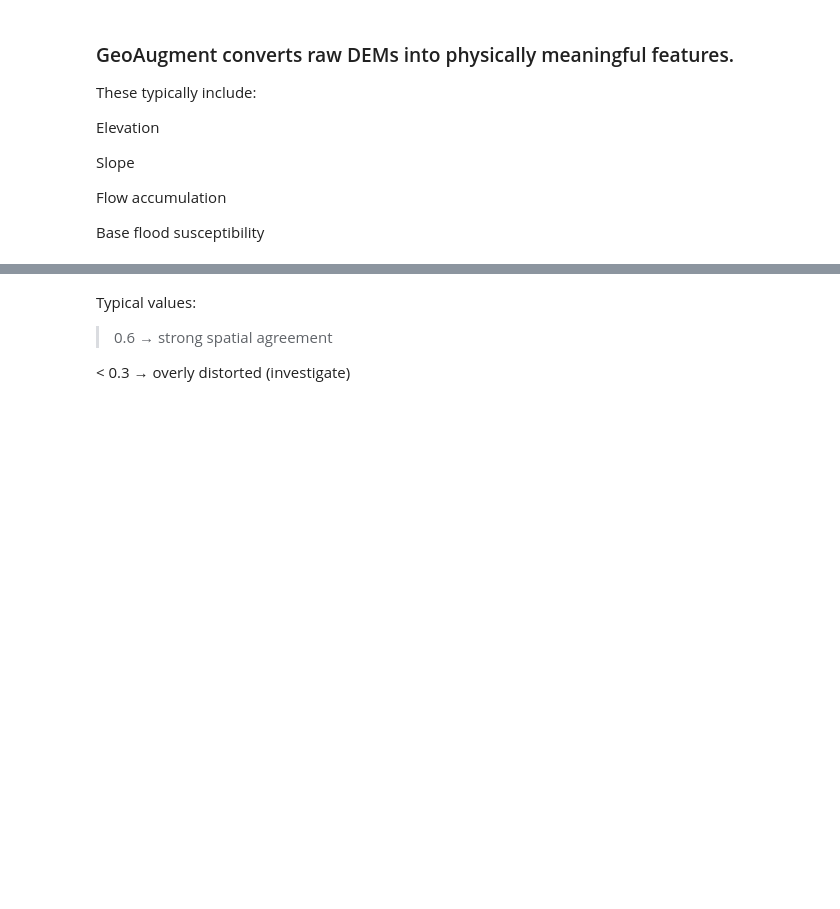
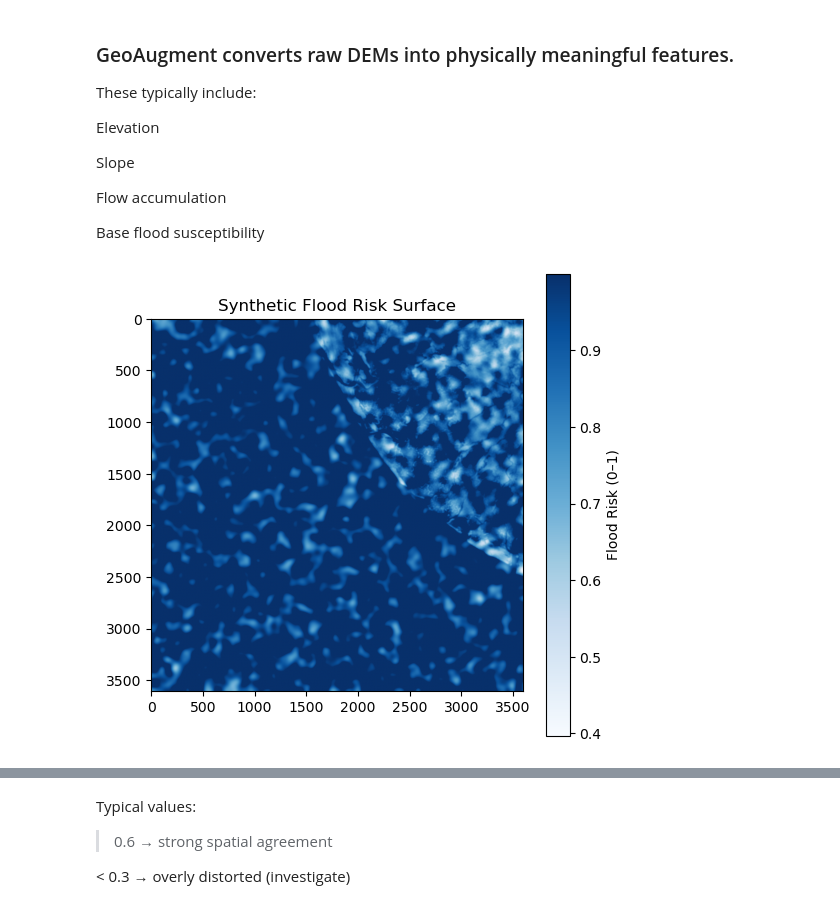
Before and after one commit to 93Chidiebere/GeoAugment-Algorithm, a Jupyter notebook: NigeriaDEM.ipynb, the cells around one changed output, grey strips where cells are left out. Cells and saved outputs as stored; diff of their text form; code cells hidden in the pictures; blank space fills up the shorter version.

```diff
--- a/NigeriaDEM.ipynb
+++ b/NigeriaDEM.ipynb
@@ -107,0 +100,14 @@ features.shape
+# %%
+# Generate Flood Risk
+
+risk_maps = synthesize_flood_risk(
+    dem=dem,
+    synthesis_spec=DEFAULT_FLOOD_SPEC,
+    constraints=DEFAULT_FLOOD_CONSTRAINTS,
+    latent_spec=DEFAULT_LATENT_SPEC,
+    n_samples=1,
+)
+
+risk = risk_maps[0]
+
+print("Risk range:", risk.min(), risk.max())
@@ -117,6 +125,15 @@ Slope
 Flow accumulation
 
 Base flood susceptibility
+# %%
+# Visualize flood risk
+plt.figure(figsize=(6, 6))
+plt.imshow(risk, cmap="Blues")
+plt.colorbar(label="Flood Risk (0–1)")
+plt.title("Synthetic Flood Risk Surface")
+plt.show()
+# %% [output]
+[figure, added]
 # %%
 # Inspect features
 
```
Also changed, not shown: parts of 23 cells of this notebook.
